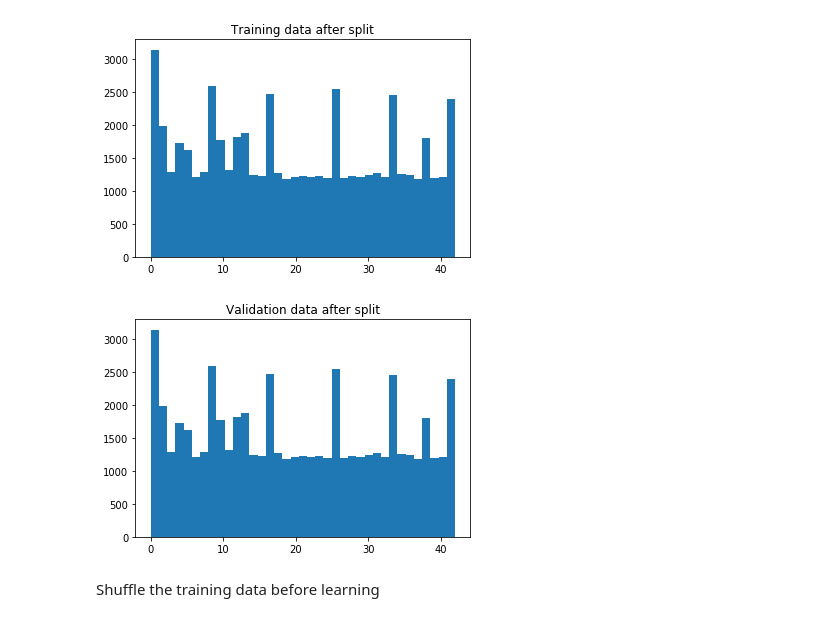
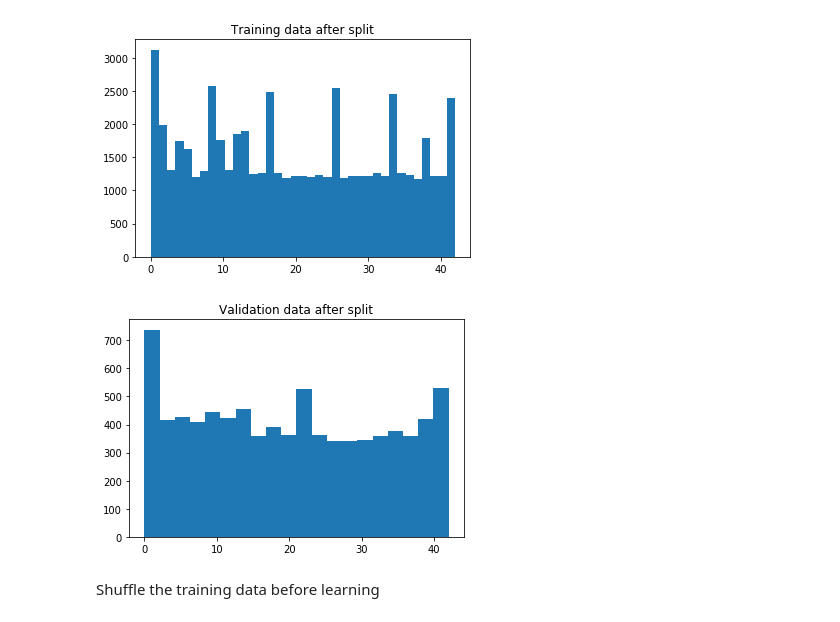
Before and after one commit to ek8203/CarND-Traffic-Sign-Classifier-Project, a Jupyter notebook: Traffic_Sign_Classifier.ipynb, the cells around one changed output. Cells and saved outputs as stored; diff of their text form; code cells hidden in the pictures.

```diff
--- a/Traffic_Sign_Classifier.ipynb
+++ b/Traffic_Sign_Classifier.ipynb
@@ -498,15 +498,15 @@ plt.close(hist)    # close the figure
 [figure]
 # %%
 hist = plt.figure()
-plt.hist(y_train, bins='auto')
+plt.hist(y_valid, bins='auto')
 plt.title("Validation data after split")
 plt.show()
 
 # Save histogram picture (for report)
 hist.savefig('project_data/hist_split_valid.png')   # save the histogram to file
 plt.close(hist)    # close the figure
 # %% [output]
-[figure, old version]
+[figure, new version]
 # %% [markdown]
 Shuffle the training data before learning
 # %%
```
Also changed, not shown: parts of 7 cells of this notebook, 13 other files.
